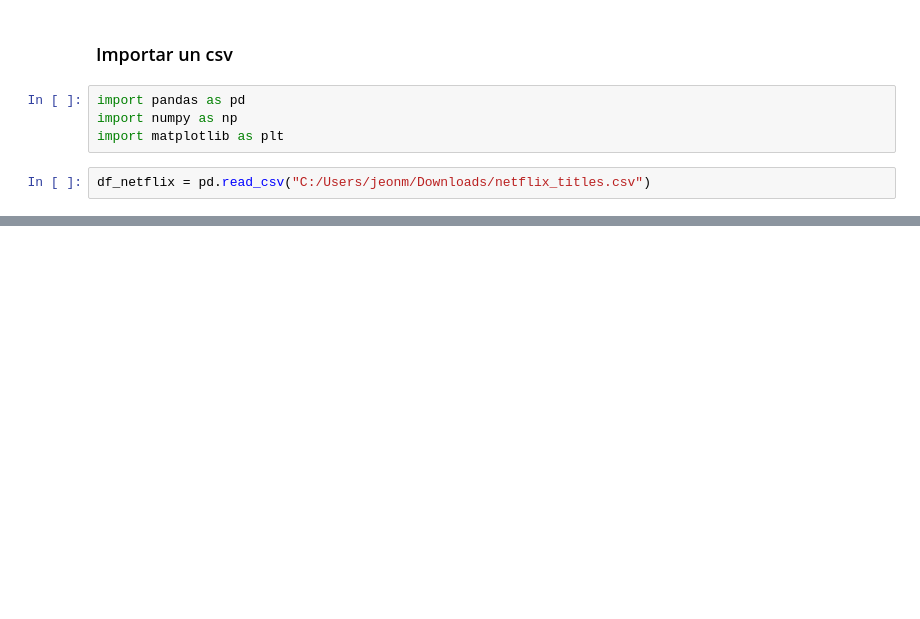
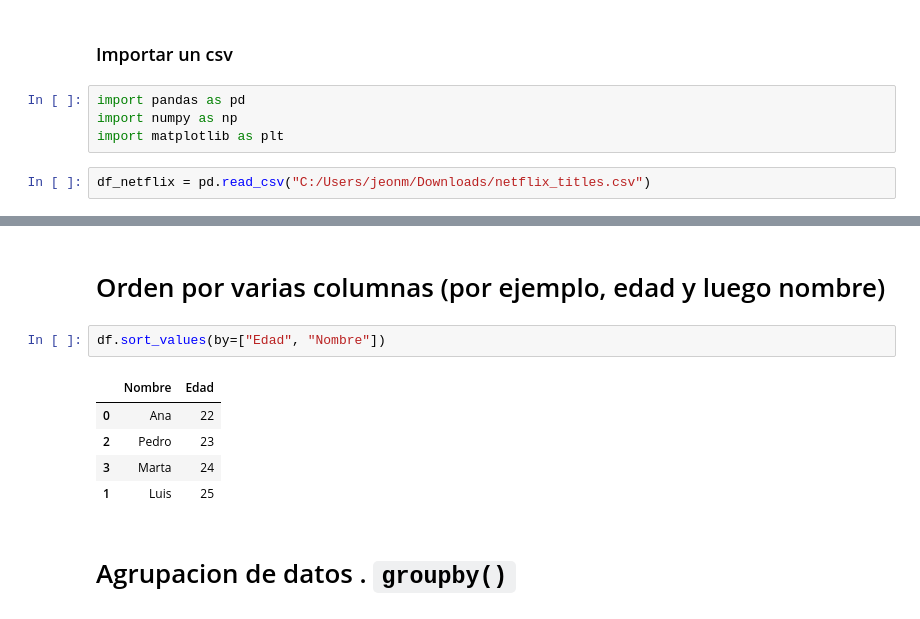
Before and after one commit to Mons12231/AnaliticaDatosNegociosDigitales, a Jupyter notebook: 03-Tratamiento_y_exploracion_de_los_datos/02-introduccion a pandas/01-introdcuccion-pandas.ipynb, the cells around one changed output, grey strips where cells are left out. Saved outputs shown, nothing was run; the diff lists cells and outputs as text; blank space fills up the shorter version.

```diff
--- a/prueba_pandas.ipynb
+++ b/03-Tratamiento_y_exploracion_de_los_datos/02-introduccion a pandas/01-introdcuccion-pandas.ipynb
@@ -319,0 +359,12 @@ Ultimas filas del DataFrame:
+# %% [markdown]
+# Orden por varias columnas (por ejemplo, edad y luego nombre)
+# %%
+df.sort_values(by=["Edad", "Nombre"])
+# %% [output]
+|  | Nombre | Edad |
+| 0 | Ana | 22 |
+| 2 | Pedro | 23 |
+| 3 | Marta | 24 |
+| 1 | Luis | 25 |
+# %% [markdown]
+# Agrupacion de datos . `groupby()`
```
Also changed, not shown: parts of 11 cells of this notebook, 14 other files.
